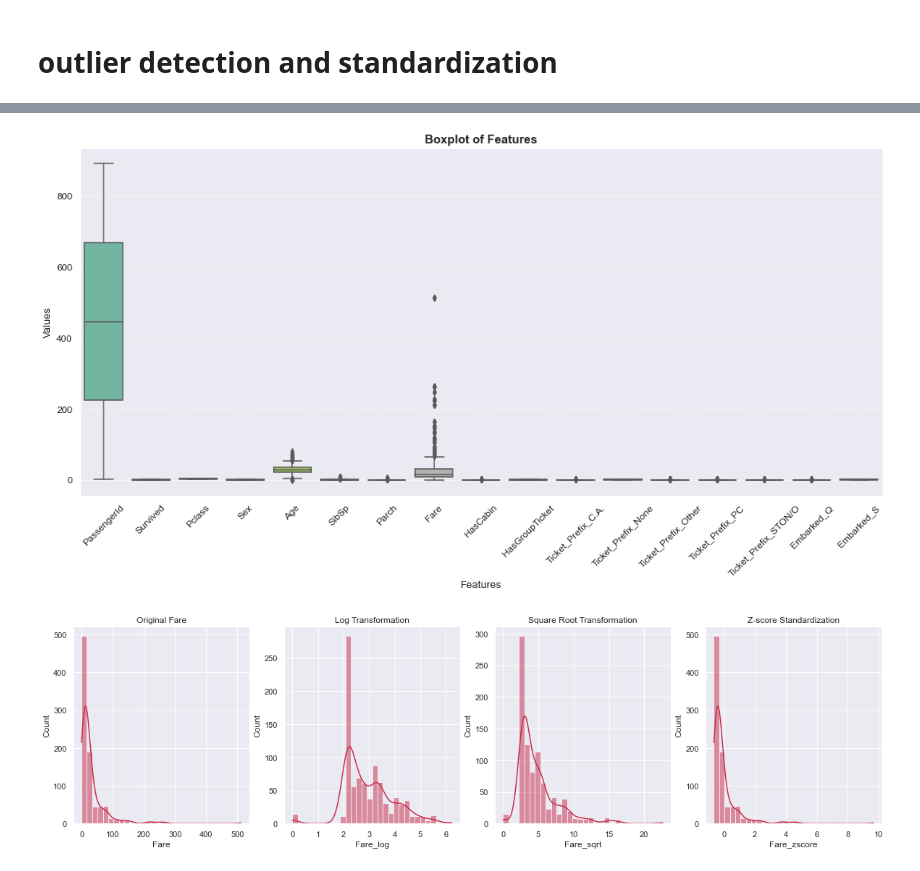
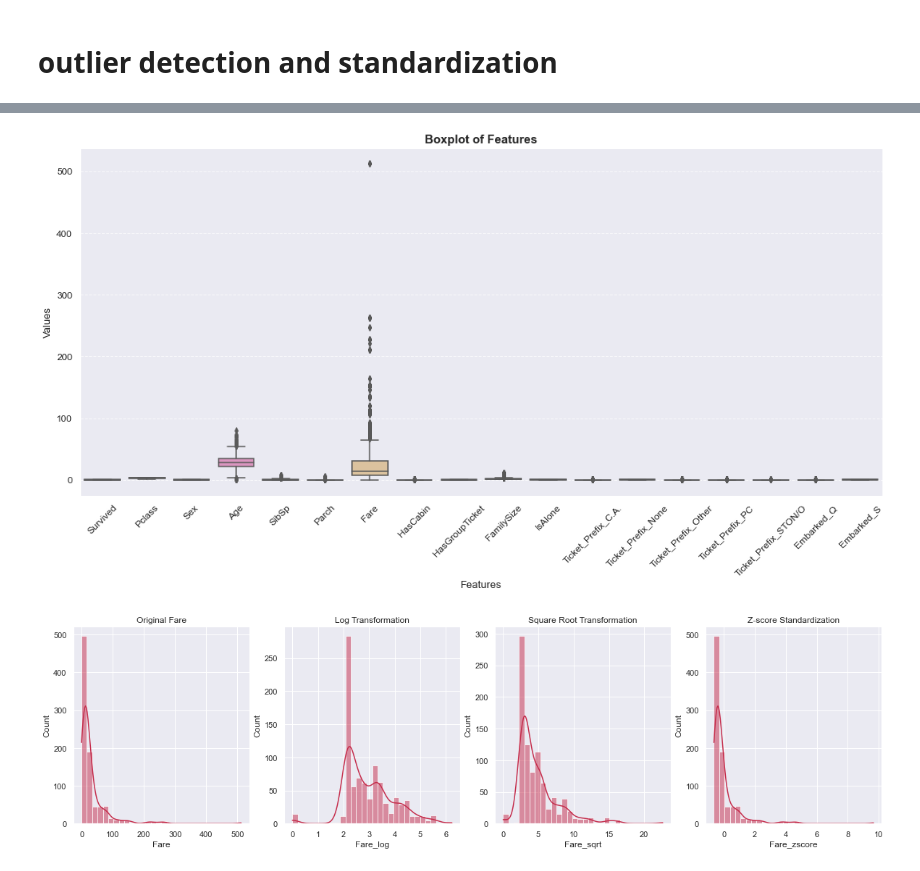
Before and after one commit to Swapnil-Trivedi/E0_270_0__ML_2025, a Jupyter notebook: assignment-01/data_handler/data_exploration.ipynb, the cells around one changed output, grey strips where cells are left out. Saved outputs shown, nothing was run; the diff lists cells and outputs as text; code cells hidden in the pictures.

```diff
--- a/assignment-01/data_handler/data_exploration.ipynb
+++ b/assignment-01/data_handler/data_exploration.ipynb
@@ -289,3 +274,9 @@ data[["Ticket", "Ticket_Prefix", "HasGroupTicket"]].head(10)
 | 7 | 349909 | None | 1 |
 | 8 | 347742 | None | 1 |
 | 9 | 237736 | None | 1 |
+# %%
+# Create the FamilySize feature (SibSp + Parch + 1)
+data["FamilySize"] = data["SibSp"] + data["Parch"] + 1
+
+# Create the IsAlone feature (1 if FamilySize == 1, else 0)
+data["IsAlone"] = (data["FamilySize"] == 1).astype(int)
@@ -569,17 +602,17 @@ array([[<AxesSubplot:title={'center':'PassengerId'}>,
 # %%
 #box plot for the data to check outliers
 plt.figure(figsize=(18, 8))
-sns.boxplot(data=data, palette="Set2", showfliers=True)  # Use Seaborn for better visuals
+sns.boxplot(data=data.drop(columns=["PassengerId"]), palette="Set2", showfliers=True)  # Use Seaborn for better visuals
 plt.xticks(rotation=45, fontsize=12)  # Rotate and enlarge labels
 plt.yticks(fontsize=12)
 plt.title("Boxplot of Features", fontsize=15, fontweight="bold")
 plt.xlabel("Features", fontsize=13)
 plt.ylabel("Values", fontsize=13)
 plt.grid(axis="y", linestyle="--", alpha=0.7)  # Add subtle grid for readability
 
 plt.show()
 # %% [output]
-[figure, old version]
+[figure, new version]
 # %%
 df_transformed = pd.DataFrame()
 
```
Also changed, not shown: parts of 25 cells of this notebook, 4 other files.
